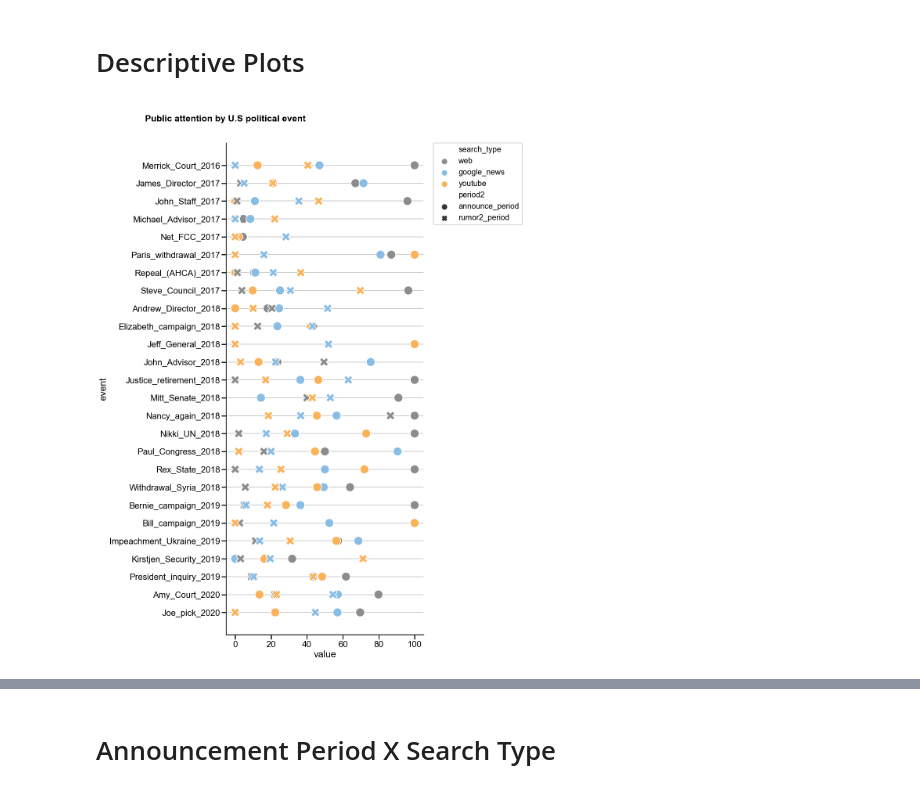
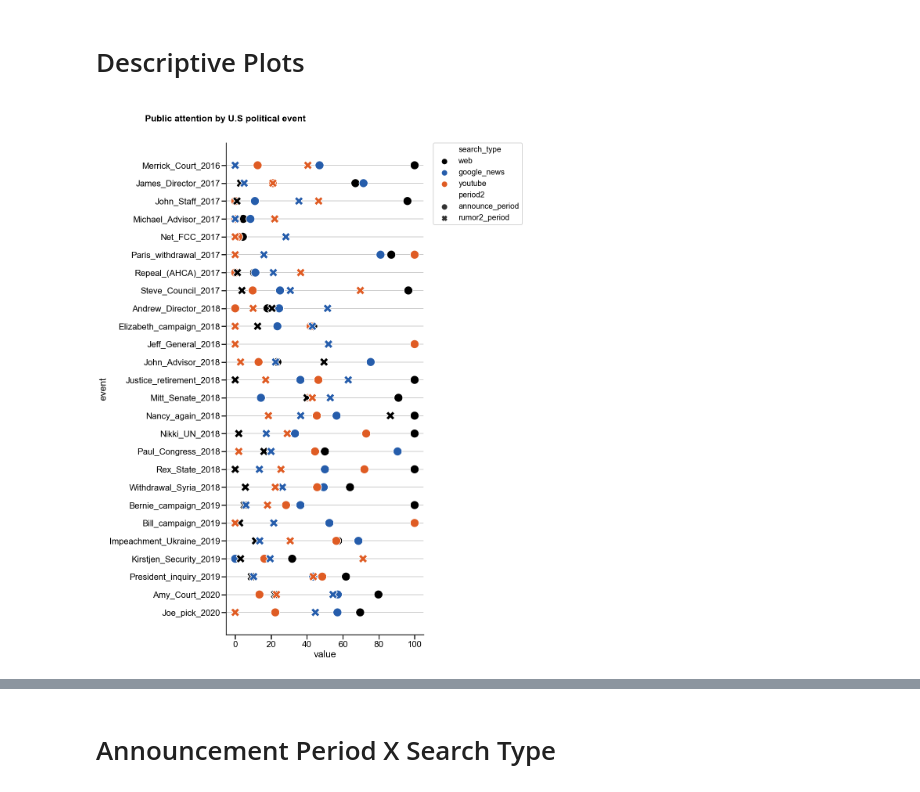
Before and after one commit to josh-ashkinaze/attention, a Jupyter notebook: scripts/graphs.ipynb, the cells around one changed output, grey strips where cells are left out. Saved outputs shown, nothing was run; the diff lists cells and outputs as text; code cells hidden in the pictures.

```diff
--- a/scripts/graphs.ipynb
+++ b/scripts/graphs.ipynb
@@ -17,6 +17,6 @@ pd.options.mode.chained_assignment = None  # default='warn'
 
 def make_aesthetic():
     sns.set(style='white', context='poster')
-    themes.theme_few(scheme='light')
+    themes.theme_few('dark')
     plt.rcParams.update({'font.family':'Arial'})
 # %% [markdown]
@@ -106,3 +127,5 @@ if (no_nan_val and every_kw_has_100):
 No Nans: True
 Every kw/search type has one pt which hits 100: True
 Proceed...data is valid
+# %%
+event_search = df.groupby(by=['event', 'date', 'search_type', 'rumor_day', 'rumor_day2','announce_day', 'rumor_delta', 'announce_delta']).mean().reset_index()
@@ -111,24 +163,28 @@ Proceed...data is valid
 # %%
 plt.figure(figsize=(16,20))
 make_aesthetic()
 edf = event_search.groupby(by=['period2', 'event', 'search_type']).mean().reset_index()
-sns.scatterplot(data=edf.query("control_period2==0").sort_values(by=['year', 'event']), y='event', s=500, x='value', style='period2', hue='search_type')
+sns.scatterplot(data=edf.query("control_period2==0").sort_values(by=['year', 'event']),
+                y='event', s=500,
+                x='value',
+                style='period2',
+                hue='search_type')
 plt.legend(bbox_to_anchor=(1.05, 1), loc='upper left', borderaxespad=0, fontsize=20, markerscale=1)
 
 plt.suptitle(
     "\nPublic attention by U.S political event",
     fontsize=23,
     fontweight="bold",
     x=0.125,
     y=1,
     ha="left",
 )
 plt.tight_layout()
 plt.grid(linewidth=2, axis='y')  #just add this
 sns.despine()
 plt.savefig(f"{OUTPUT_PATH}all_events.png", dpi=300, bbox_inches='tight')
 # %% [output]
-[figure, old version]
+[figure, new version]
 # %%
 for break_out in ['search_type', 'period2']:
     make_aesthetic()
```
Also changed, not shown: parts of 33 cells of this notebook, 3 other files.
